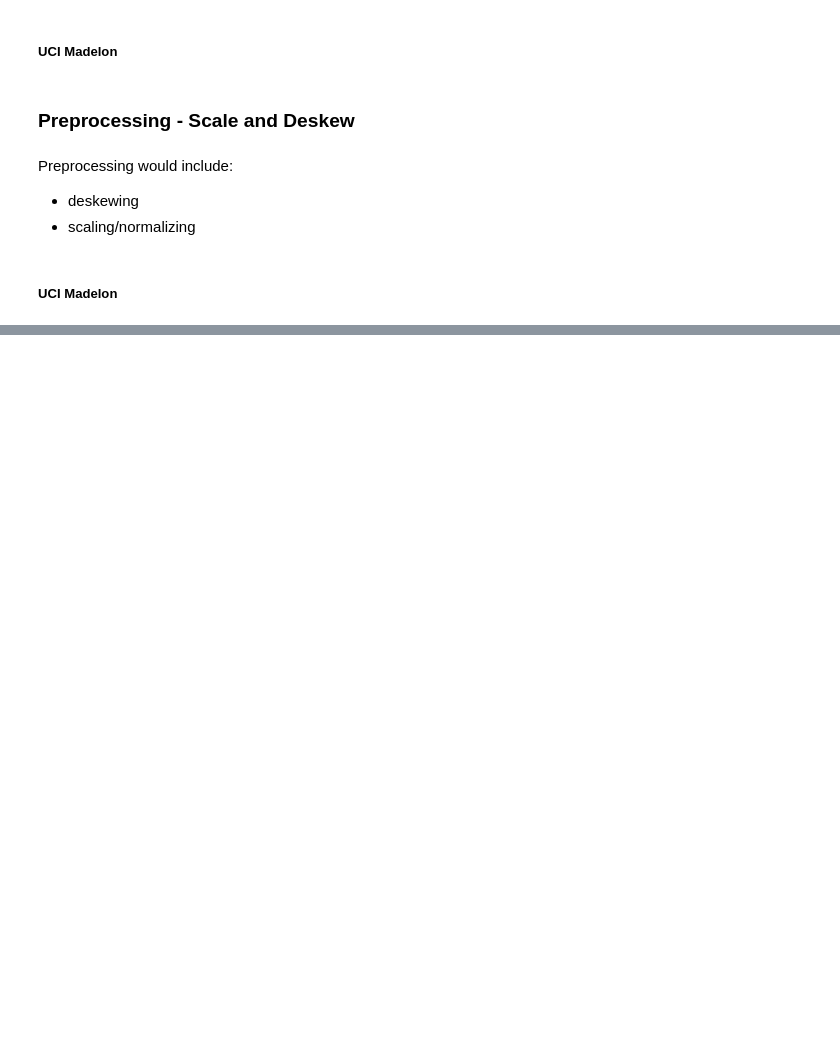
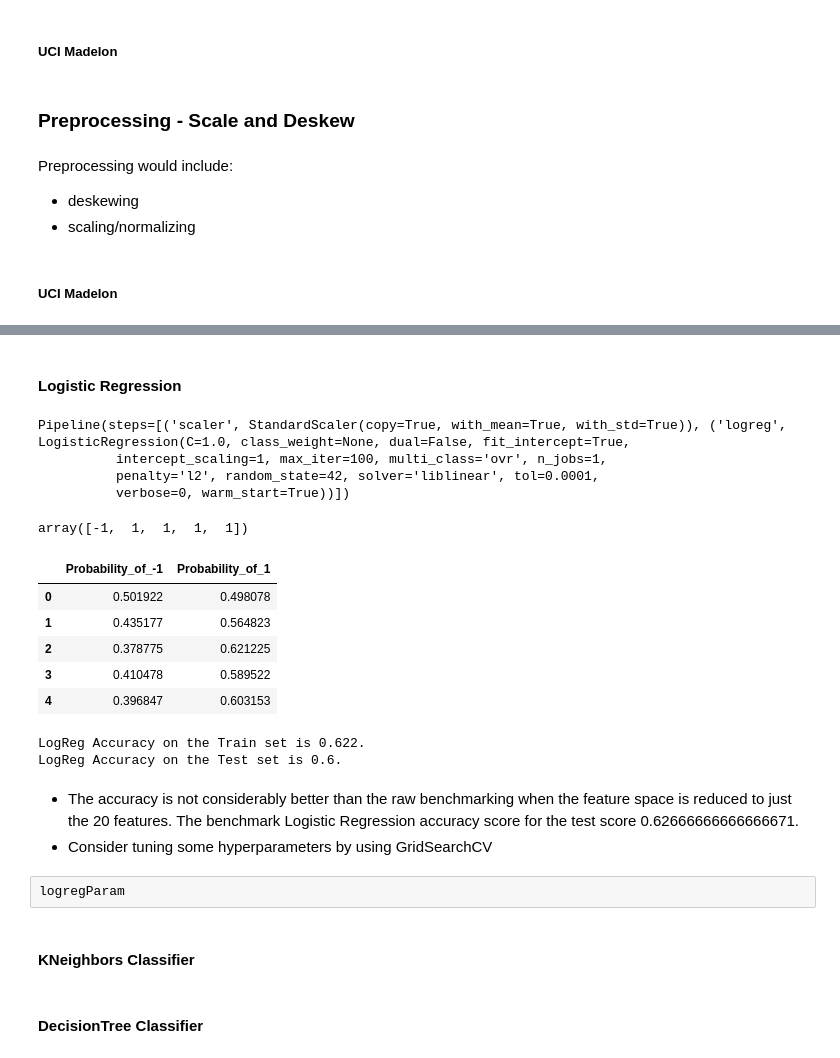
Before and after one commit to godsylla/UCI-Madelon-Dataset, a Jupyter notebook: ipynb/04-Classify_Using_Relevant_Features.ipynb, the cells around one changed output, grey strips where cells are left out. Drawn from its saved outputs; the diff is of its cells as text; code cells hidden in the pictures; blank space fills up the shorter version.

```diff
--- a/ipynb/04-Classify_Using_Relevant_Features.ipynb
+++ b/ipynb/04-Classify_Using_Relevant_Features.ipynb
@@ -206,0 +348,44 @@ uci_relfeat_orig_skew
+# %% [markdown]
+#### Logistic Regression
+# %%
+logregPipe = Pipeline([
+    ('scaler', StandardScaler()),
+    ('logreg', LogisticRegression(random_state=42, warm_start=True))
+])
+# %%
+logregPipe.fit(madelonXtrain, madelonytrain)
+# %% [output]
+Pipeline(steps=[('scaler', StandardScaler(copy=True, with_mean=True, with_std=True)), ('logreg', LogisticRegression(C=1.0, class_weight=None, dual=False, fit_intercept=True,
+          intercept_scaling=1, max_iter=100, multi_class='ovr', n_jobs=1,
+          penalty='l2', random_state=42, solver='liblinear', tol=0.0001,
+          verbose=0, warm_start=True))])
+# %%
+logreg_ypreds = logregPipe.predict(madelonXtest)
+logreg_ypreds[:5]
+# %% [output]
+array([-1,  1,  1,  1,  1])
+# %%
+logregPredProba_df = pd.DataFrame(logregPipe.predict_proba(madelonXtest), columns=['Probability_of_-1', 'Probability_of_1'])
+logregPredProba_df.head()
+# %% [output]
+|  | Probability_of_-1 | Probability_of_1 |
+| 0 | 0.501922 | 0.498078 |
+| 1 | 0.435177 | 0.564823 |
+| 2 | 0.378775 | 0.621225 |
+| 3 | 0.410478 | 0.589522 |
+| 4 | 0.396847 | 0.603153 |
+# %%
+print('LogReg Accuracy on the Train set is {}.'.format(logregPipe.score(madelonXtrain, madelonytrain)))
+print('LogReg Accuracy on the Test set is {}.'.format(logregPipe.score(madelonXtest, madelonytest)))
+# %% [output]
+LogReg Accuracy on the Train set is 0.622.
+LogReg Accuracy on the Test set is 0.6.
+# %% [markdown]
+- The accuracy is not considerably better than the raw benchmarking when the feature space is reduced to just the 20 features. The benchmark Logistic Regression accuracy score for the test score 0.62666666666666671.
+- Consider tuning some hyperparameters by using GridSearchCV
+# %% [raw]
+logregParam
+# %% [markdown]
+#### KNeighbors Classifier
+# %% [markdown]
+#### DecisionTree Classifier
```
Also changed, not shown: parts of 27 cells of this notebook, 1 other file.
